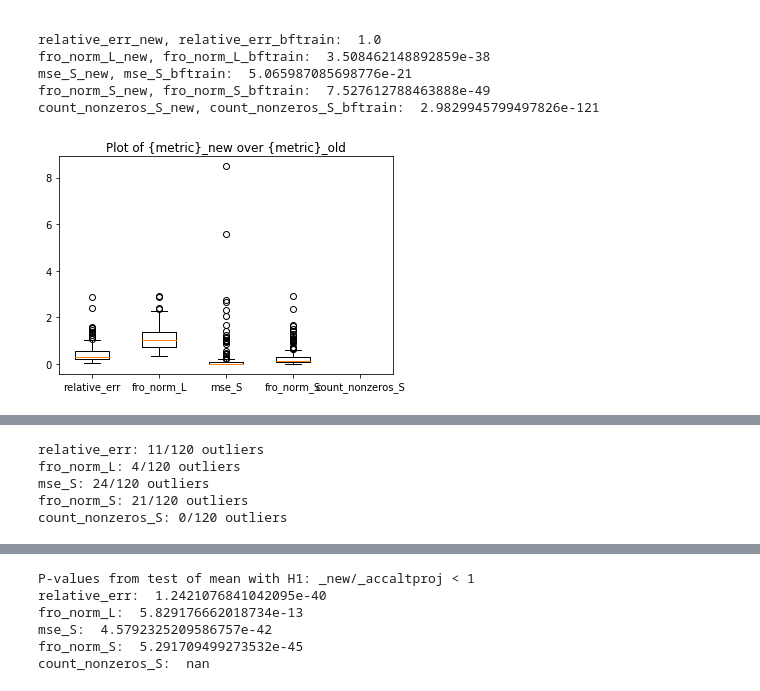
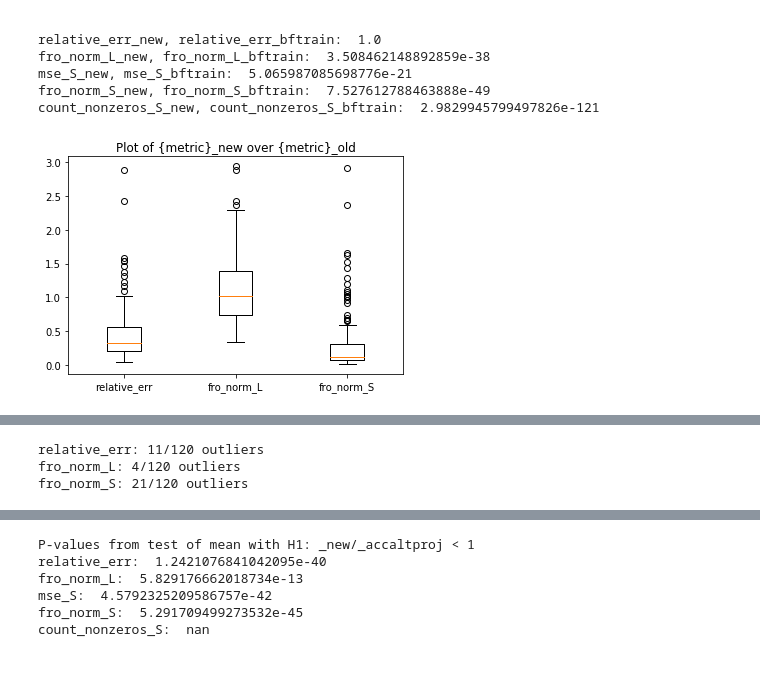
Before and after one commit to elitanzc/FYP, a Jupyter notebook: Learned_AccAltProj_onIRCUR_newThres copy 2.ipynb, the cells around one changed output, grey strips where cells are left out. Drawn from its saved outputs; the diff is of its cells as text; code cells hidden in the pictures.

```diff
--- a/Learned_AccAltProj_onIRCUR_newThres copy 2.ipynb
+++ b/Learned_AccAltProj_onIRCUR_newThres copy 2.ipynb
@@ -582,29 +582,29 @@ count_nonzeros_S_new, count_nonzeros_S_bftrain:  2.9829945799497826e-121
 # %%
 relative_err = np.array([relative_err_new[i]/ relative_err_old[i] for i in range(len(relative_err_new))])
 fro_norm_L = np.array([fro_norm_L_new[i]/ fro_norm_L_old[i] for i in range(len(fro_norm_L_new))])
 mse_S = np.array([mse_S_new[i]/ mse_S_old[i] for i in range(len(mse_S_new))])
 fro_norm_S = np.array([fro_norm_S_new[i]/ fro_norm_S_old[i] for i in range(len(fro_norm_S_new))])
 count_nonzeros_S = np.array([count_nonzeros_S_new[i]/ count_nonzeros_S_old[i] for i in range(len(count_nonzeros_S_new))])
 d = {"relative_err": relative_err, \
      "fro_norm_L": fro_norm_L \
-    , "mse_S": mse_S \
+    #, "mse_S": mse_S \
     , "fro_norm_S": fro_norm_S \
-    , "count_nonzeros_S": count_nonzeros_S
+    #, "count_nonzeros_S": count_nonzeros_S
     }
 
 fig, ax = plt.subplots()
 ax.boxplot(d.values())
 ax.set_xticklabels(d.keys())
 ax.set_title("Plot of {metric}_new over {metric}_old")
 plt.show()
 
 fig, ax = plt.subplots()
 ax.boxplot(d.values(), showfliers=False)
 ax.set_xticklabels(d.keys())
 ax.set_title("Plot of {metric}_new over {metric}_old without outliers")
 plt.show()
 
 for key, val in d.items():
     print(f"{key}: {count_outliers(d[key])}/{len(relative_err)} outliers")
 # %% [output]
-[figure, old version]
+[figure, new version]
@@ -612,5 +612,3 @@ for key, val in d.items():
 relative_err: 11/120 outliers
 fro_norm_L: 4/120 outliers
-mse_S: 24/120 outliers
 fro_norm_S: 21/120 outliers
-count_nonzeros_S: 0/120 outliers
```
Also changed, not shown: parts of 37 cells of this notebook.
